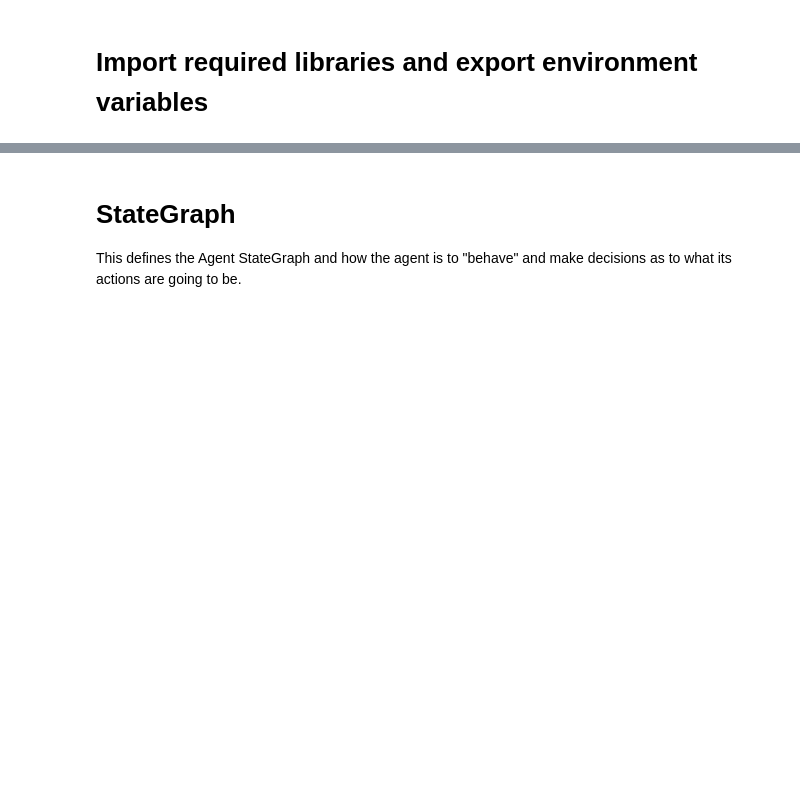
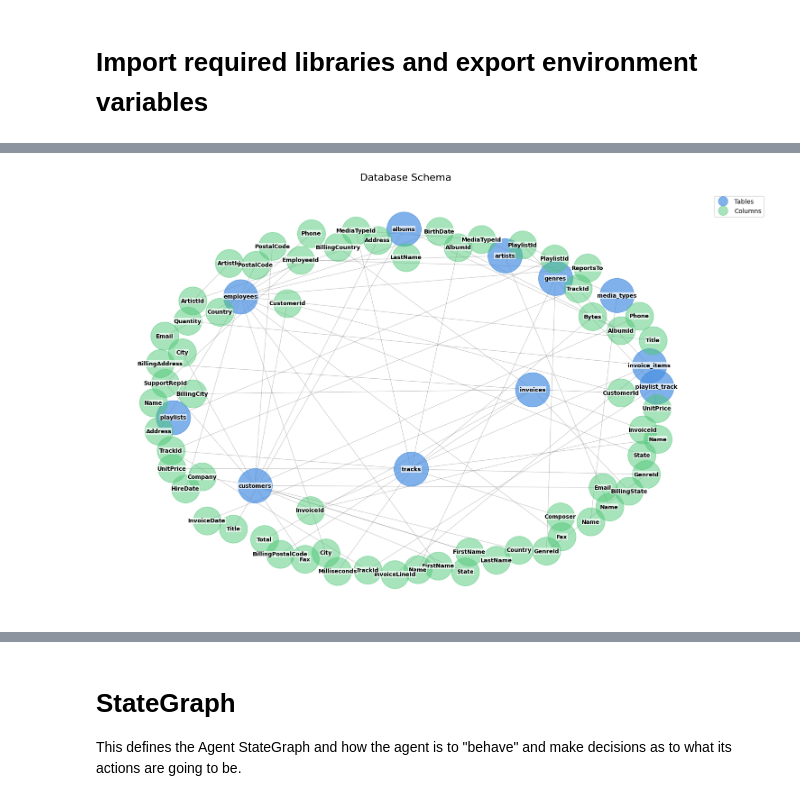
Before and after one commit to NirDiamant/GenAI_Agents, a Jupyter notebook: all_agents_tutorials/database_discovery_agent/database_discovery_fleet.ipynb, the cells around one changed output, grey strips where cells are left out. Cells and saved outputs as stored; diff of their text form; code cells hidden in the pictures; blank space fills up the shorter version.

```diff
--- a/all_agents_tutorials/database_discovery_agent/database_discovery_fleet.ipynb
+++ b/all_agents_tutorials/database_discovery_agent/database_discovery_fleet.ipynb
@@ -114,3 +195,16 @@ os.environ["DATABASE"] = "sqlite:///data/chinook.db"
+# %%
+class Config:
+    def __init__(self):
+        self.openai_api_key = os.getenv("OPENAI_API_KEY")
+        self.db = os.getenv("DATABASE")
+        #self.graph_cache_path = "discover.pkl"
+
+        if not all([self.openai_api_key, self.db]):
+            raise ValueError("Missing required environment variables: OPENAI_API_KEY, DATABASE")
+
+        self.db_engine = SQLDatabase.from_uri(f"sqlite:///{self.db}")
+        self.llm = ChatOpenAI(temperature=0)
+        self.llm_gpt4 = ChatOpenAI(temperature=0, model_name="gpt-4")
 # %% [markdown]
 # Discovery Agent
 
@@ -314 +385,86 @@ CREATE TABLE albums (
+# %%
+import matplotlib.pyplot as plt
+import networkx as nx
+
+def visualize_graph_simple(G, title="Graph Visualization", figsize=(15, 10)):
+    """
+    Visualize a NetworkX graph with clear spacing and simple styling.
+
+    Args:
+        G (nx.Graph): NetworkX graph object
+        title (str): Title for the visualization
+        figsize (tuple): Figure size (width, height)
+    """
+    plt.figure(figsize=figsize, facecolor='white')
+
+    # Create labels dictionary
+    labels = {}
+    for node in G.nodes():
+        if 'tableName' in G.nodes[node]:
+            labels[node] = G.nodes[node]['tableName']
+        elif 'columnName' in G.nodes[node]:
+            labels[node] = G.nodes[node]['columnName']
+        else:
+            labels[node] = str(node)
+
+    # Create layout with more space between nodes
+    pos = nx.spring_layout(
+        G,
+        k=2,       # Increase spacing between nodes
+        scale=2,   # Scale the layout
+        iterations=50,
+        seed=42
+    )
+
+    # Separate nodes by type
+    table_nodes = [node for node in G.nodes() if 'tableName' in G.nodes[node]]
+    column_nodes = [node for node in G.nodes() if 'columnName' in G.nodes[node]]
+
+    # Draw tables
+    nx.draw_networkx_nodes(G, pos,
+                          nodelist=table_nodes,
+                          node_color='#4a90e2',  # Blue
+                          node_size=3000,
+                          alpha=0.7)
+
+    # Draw columns
+    nx.draw_networkx_nodes(G, pos,
+                          nodelist=column_nodes,
+                          node_color='#50c878',  # Green
+                          node_size=2000,
+                          alpha=0.5)
+
+    # Draw edges
+    nx.draw_networkx_edges(G, pos,
+                          edge_color='#666666',
+                          width=1,
+                          alpha=0.3)
+
+    # Add labels with white background
+    nx.draw_networkx_labels(G, pos,
+                           labels,
+                           font_size=9,
+                           font_weight='bold',
+                           bbox=dict(facecolor='white',
+                                   edgecolor='none',
+                                   alpha=0.7,
+                                   pad=0.5))
+
+    plt.title(title, fontsize=16, pad=20)
+    plt.axis('off')
+
+    # Add legend
+    plt.plot([], [], 'o', color='#4a90e2', alpha=0.7, markersize=15, label='Tables')
+    plt.plot([], [], 'o', color='#50c878', alpha=0.5, markersize=15, label='Columns')
+    plt.legend(loc='upper left', bbox_to_anchor=(1, 1))
+
+    plt.tight_layout()
+    plt.show()
+
+# Example usage:
+# discovery_agent = DiscoveryAgent()
+# graph = discovery_agent.discover()
+visualize_graph_simple(G, "Database Schema")
+# %% [output]
+[figure, added]
 # %% [markdown]
```
Also changed, not shown: parts of 40 cells of this notebook.
